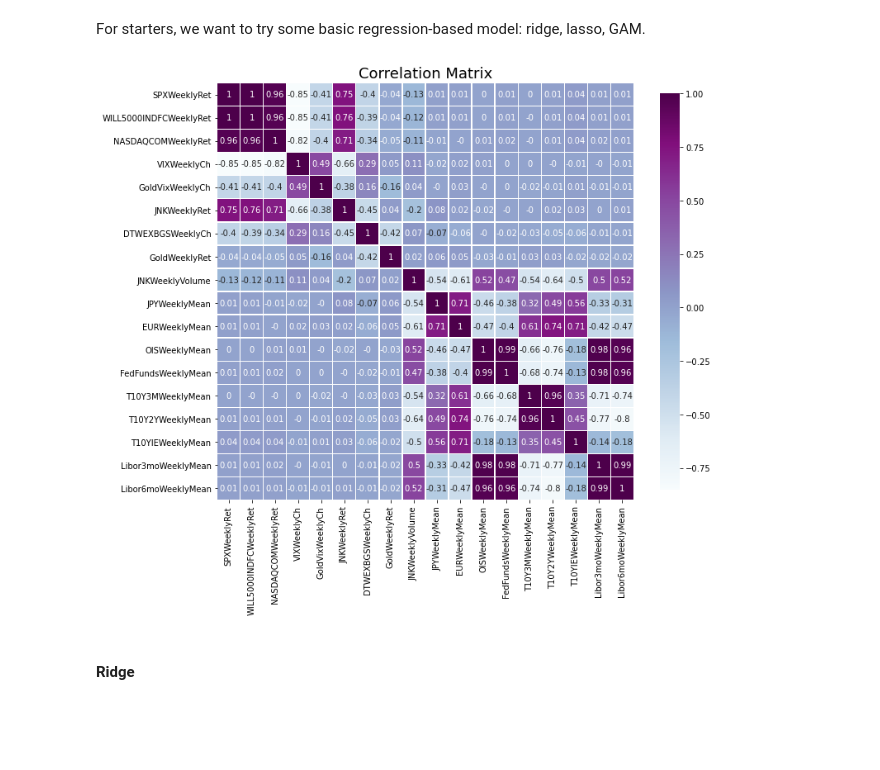
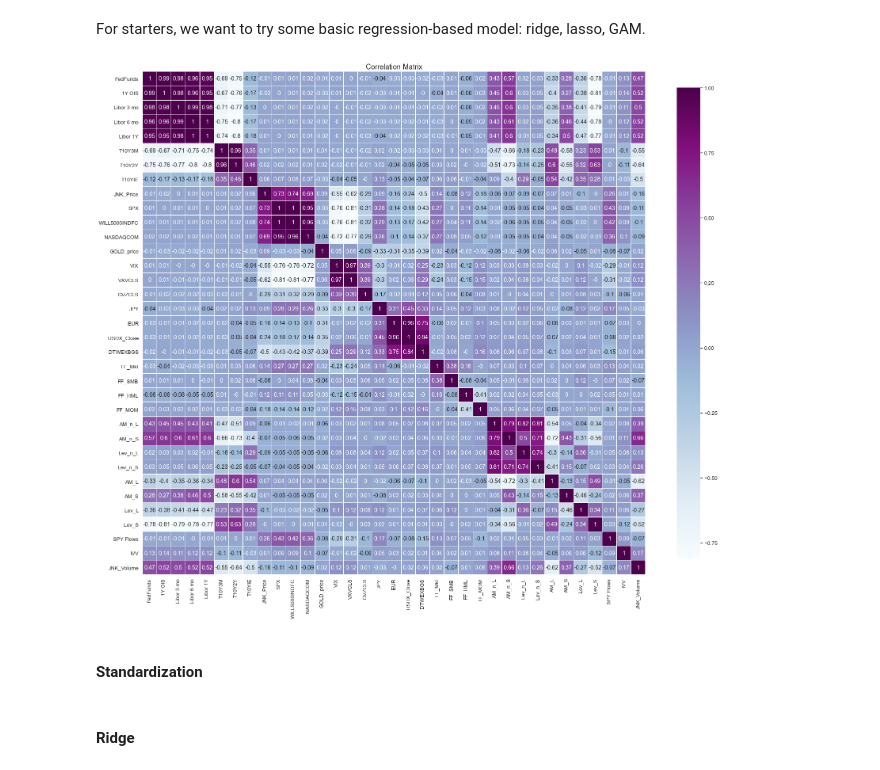
Before and after one commit to sdlwdh/ML-Capstone, a Jupyter notebook: Code/Modeling.ipynb, the cells around one changed output. Saved outputs shown, nothing was run; the diff lists cells and outputs as text; code cells hidden in the pictures; blank space fills up the shorter version.

```diff
--- a/Code/Modeling.ipynb
+++ b/Code/Modeling.ipynb
@@ -121,0 +76,11 @@ test_weekly_data = test_weekly_data.dropna().reset_index(drop = True)
+# %%
+# For training purpose
+time_periods = data['Time']
+X_train = data.iloc[:,2:p-2]
+y_train = data.iloc[:,-2]
+y_train_gr = data.iloc[:,-1]
+#y_train_alter = weekly_data.iloc[:,2]
+X_test = test_data.iloc[:,2:p-2]
+y_test = test_data.iloc[:,-2]
+y_test_gr = test_data.iloc[:,-1]
+#y_test_alter = test_weekly_data.iloc[:,2]
@@ -132,10 +99 @@ Index(['Time', 'Positioning', 'lev Positioning', 'SPXWeekly',
       dtype='object')
-# %%
-# For training purpose
-time_periods = weekly_data['Time']
-X_train = weekly_data.iloc[:,3:]
-y_train = weekly_data.iloc[:,1]
-y_train_alter = weekly_data.iloc[:,2]
-X_test = test_weekly_data.iloc[:,3:]
-y_test = test_weekly_data.iloc[:,1]
-y_test_alter = test_weekly_data.iloc[:,2]
@@ -144,9 +100,10 @@ weekly_data['year'] = pd.DatetimeIndex(weekly_data['Time']).year
 # %%
-fig = plt.figure(figsize = (32,32))
+fig = plt.figure(figsize = (24,24))
+sns.set(font_scale = 1.5)
 axs = fig.subplots(2,2)
 picklst = [3, 8, 10, 11]
 for i in range(4):
-    sns.scatterplot(x=weekly_data.iloc[:,picklst[i]], y=weekly_data.iloc[:,1], data=weekly_data, hue="year",legend="full", ax=axs[i//2,i%2])
-    axs[i//2, i%2].set_ylabel(weekly_data.columns[1], fontsize = 15)
-    axs[i//2, i%2].set_xlabel(weekly_data.columns[picklst[i]], fontsize = 15)
+    sns.scatterplot(x=data.iloc[:,picklst[i]], y=data.iloc[:,-3], data=data, hue="year",legend="full", ax=axs[i//2,i%2])
+    axs[i//2, i%2].set_ylabel("Changes in Positioning", fontsize = 15)
+    axs[i//2, i%2].set_xlabel(data.columns[picklst[i]], fontsize = 15)
 # %% [output]
@@ -153,0 +111,9 @@ for i in range(4):
+# %%
+fig = plt.figure(figsize = (24,24))
+sns.set(font_scale = 1.5)
+axs = fig.subplots(2,2)
+picklst = [3, 8, 10, 11]
+for i in range(4):
+    sns.scatterplot(x=data.iloc[:,picklst[i]], y=data.iloc[:,-2], data=data, hue="year",legend="full", ax=axs[i//2,i%2])
+    axs[i//2, i%2].set_ylabel("Changes in Positioning", fontsize = 15)
+    axs[i//2, i%2].set_xlabel(data.columns[picklst[i]], fontsize = 15)
@@ -156,13 +124,16 @@ for i in range(4):
 # %% [markdown]
 For starters, we want to try some basic regression-based model: ridge, lasso, GAM.
 # %%
-f, ax = plt.subplots(figsize=(11, 11))
+sns.set(font_scale = 1.2)
+f, ax = plt.subplots(figsize=(24, 24))
 ax = sns.heatmap(np.around(X_train.corr(),2), square=True,linewidths=.3,annot=True,cbar_kws={"shrink": .7}, cmap="BuPu")
 plt.tight_layout()
 plt.title('Correlation Matrix',size=18)
 plt.show()
 # %% [output]
-[figure, old version]
+[figure, new version]
+# %% [markdown]
+#### Standardization
 # %%
 from sklearn.preprocessing import StandardScaler
 scaler = StandardScaler()
```
Also changed, not shown: parts of 70 cells of this notebook.
